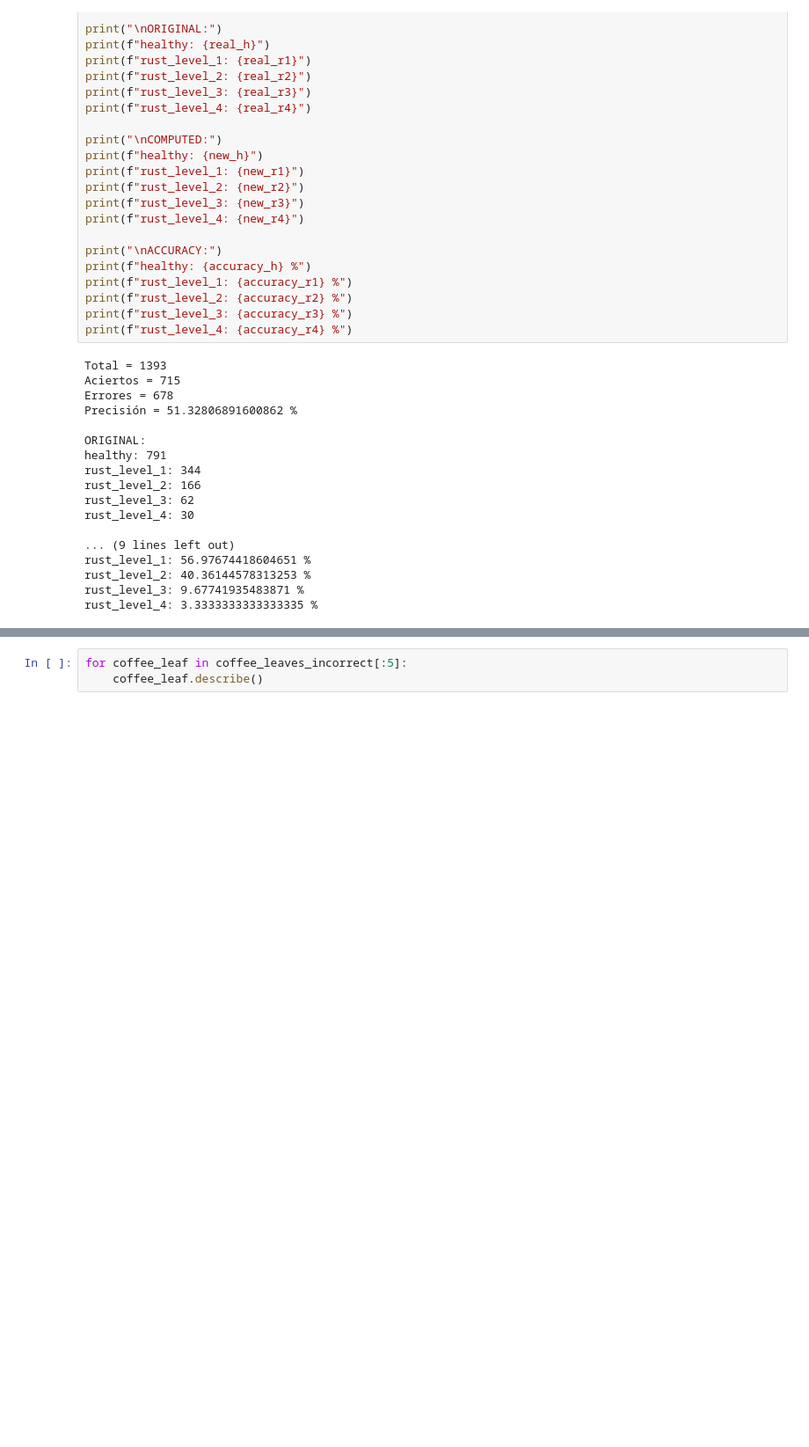
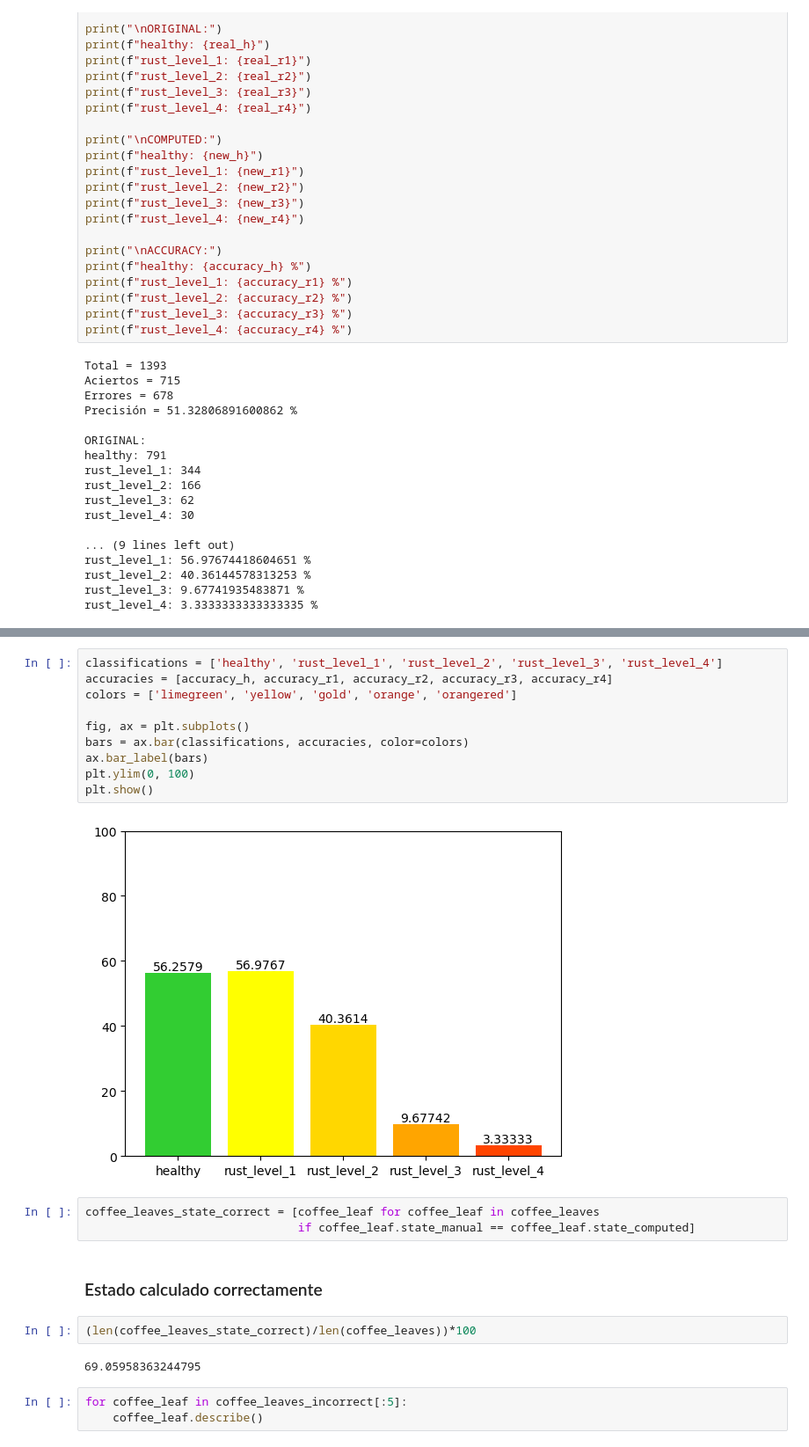
Before and after one commit to LindermanDgz/coffee-leaves-classification, a Jupyter notebook: coffee-leaves-classification.ipynb, the cells around one changed output, grey strips where cells are left out. Shown at 88% size. Drawn from its saved outputs; the diff is of its cells as text; blank space fills up the shorter version.

```diff
--- a/coffee-leaves-classification.ipynb
+++ b/coffee-leaves-classification.ipynb
@@ -371,3 +381,24 @@ rust_level_4: 3.3333333333333335 %
+# %%
+classifications = ['healthy', 'rust_level_1', 'rust_level_2', 'rust_level_3', 'rust_level_4']
+accuracies = [accuracy_h, accuracy_r1, accuracy_r2, accuracy_r3, accuracy_r4]
+colors = ['limegreen', 'yellow', 'gold', 'orange', 'orangered']
+
+fig, ax = plt.subplots()
+bars = ax.bar(classifications, accuracies, color=colors)
+ax.bar_label(bars)
+plt.ylim(0, 100)
+plt.show()
+# %% [output]
+[figure, added]
+# %%
+coffee_leaves_state_correct = [coffee_leaf for coffee_leaf in coffee_leaves
+                               if coffee_leaf.state_manual == coffee_leaf.state_computed]
+# %% [markdown]
+### Estado calculado correctamente
+# %%
+(len(coffee_leaves_state_correct)/len(coffee_leaves))*100
+# %% [output]
+69.05958363244795
 # %%
 for coffee_leaf in coffee_leaves_incorrect[:5]:
     coffee_leaf.describe()
```
Also changed, not shown: parts of 1 cell of this notebook.
